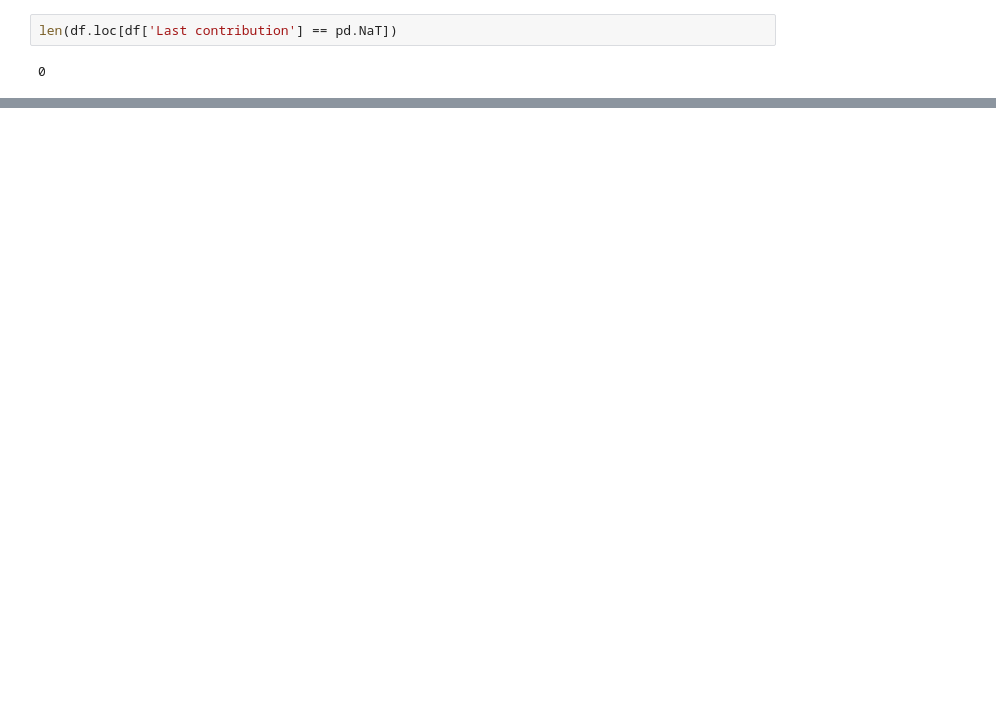
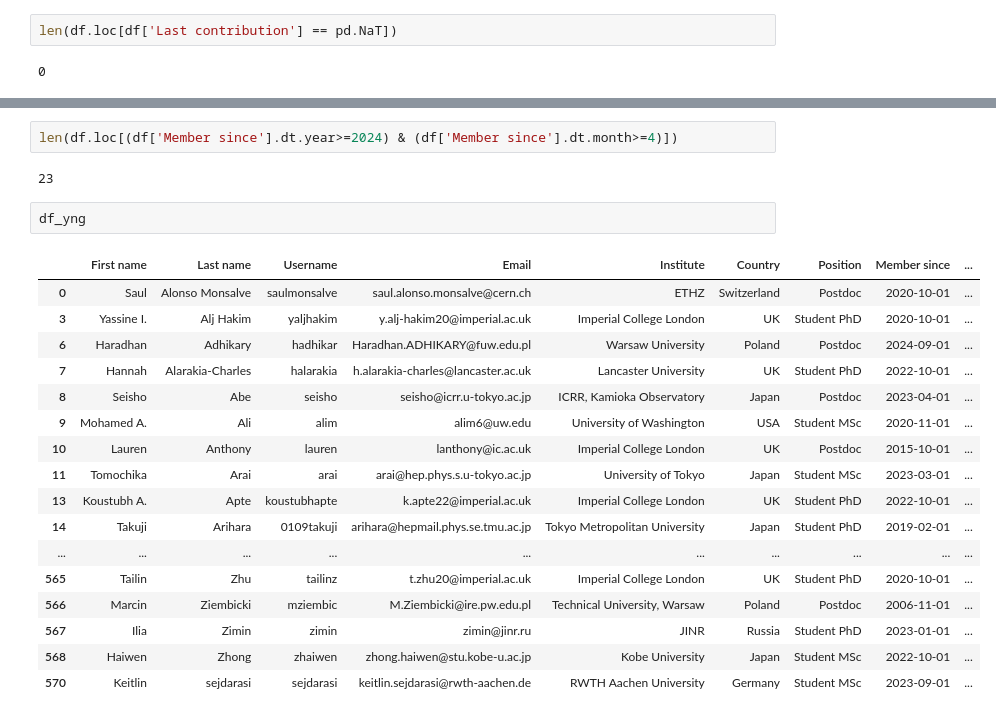
Before and after one commit to clarenc3/t2kyoung_members, a Jupyter notebook: T2K_members_ana.ipynb, the cells around one changed output, grey strips where cells are left out. Drawn from its saved outputs; the diff is of its cells as text; blank space fills up the shorter version.

```diff
--- a/T2K_members_ana.ipynb
+++ b/T2K_members_ana.ipynb
@@ -287,0 +838,24 @@ plt.savefig('zero_entries_by_position.pdf')
+# %%
+len(df.loc[(df['Member since'].dt.year>=2024) & (df['Member since'].dt.month>=4)])
+# %% [output]
+23
+# %%
+df_yng
+# %% [output]
+|  | First name | Last name | Username | Email | Institute | Country | Position | Member since | ... |
+| 0 | Saul | Alonso Monsalve | saulmonsalve | saul.alonso.monsalve@cern.ch | ETHZ | Switzerland | Postdoc | 2020-10-01 | ... |
+| 3 | Yassine I. | Alj Hakim | yaljhakim | y.alj-hakim20@imperial.ac.uk | Imperial College London | UK | Student PhD | 2020-10-01 | ... |
+| 6 | Haradhan | Adhikary | hadhikar | Haradhan.ADHIKARY@fuw.edu.pl | Warsaw University | Poland | Postdoc | 2024-09-01 | ... |
+| 7 | Hannah | Alarakia-Charles | halarakia | h.alarakia-charles@lancaster.ac.uk | Lancaster University | UK | Student PhD | 2022-10-01 | ... |
+| 8 | Seisho | Abe | seisho | seisho@icrr.u-tokyo.ac.jp | ICRR, Kamioka Observatory | Japan | Postdoc | 2023-04-01 | ... |
+| 9 | Mohamed A. | Ali | alim | alim6@uw.edu | University of Washington | USA | Student MSc | 2020-11-01 | ... |
+| 10 | Lauren | Anthony | lauren | lanthony@ic.ac.uk | Imperial College London | UK | Postdoc | 2015-10-01 | ... |
+| 11 | Tomochika | Arai | arai | arai@hep.phys.s.u-tokyo.ac.jp | University of Tokyo | Japan | Student MSc | 2023-03-01 | ... |
+| 13 | Koustubh A. | Apte | koustubhapte | k.apte22@imperial.ac.uk | Imperial College London | UK | Student PhD | 2022-10-01 | ... |
+| 14 | Takuji | Arihara | 0109takuji | arihara@hepmail.phys.se.tmu.ac.jp | Tokyo Metropolitan University | Japan | Student PhD | 2019-02-01 | ... |
+| ... | ... | ... | ... | ... | ... | ... | ... | ... | ... |
+| 565 | Tailin | Zhu | tailinz | t.zhu20@imperial.ac.uk | Imperial College London | UK | Student PhD | 2020-10-01 | ... |
+| 566 | Marcin | Ziembicki | mziembic | M.Ziembicki@ire.pw.edu.pl | Technical University, Warsaw | Poland | Postdoc | 2006-11-01 | ... |
+| 567 | Ilia | Zimin | zimin | zimin@jinr.ru | JINR | Russia | Student PhD | 2023-01-01 | ... |
+| 568 | Haiwen | Zhong | zhaiwen | zhong.haiwen@stu.kobe-u.ac.jp | Kobe University | Japan | Student MSc | 2022-10-01 | ... |
+| 570 | Keitlin | sejdarasi | sejdarasi | keitlin.sejdarasi@rwth-aachen.de | RWTH Aachen University | Germany | Student MSc | 2023-09-01 | ... |
```
Also changed, not shown: parts of 29 cells of this notebook, 4 other files.
